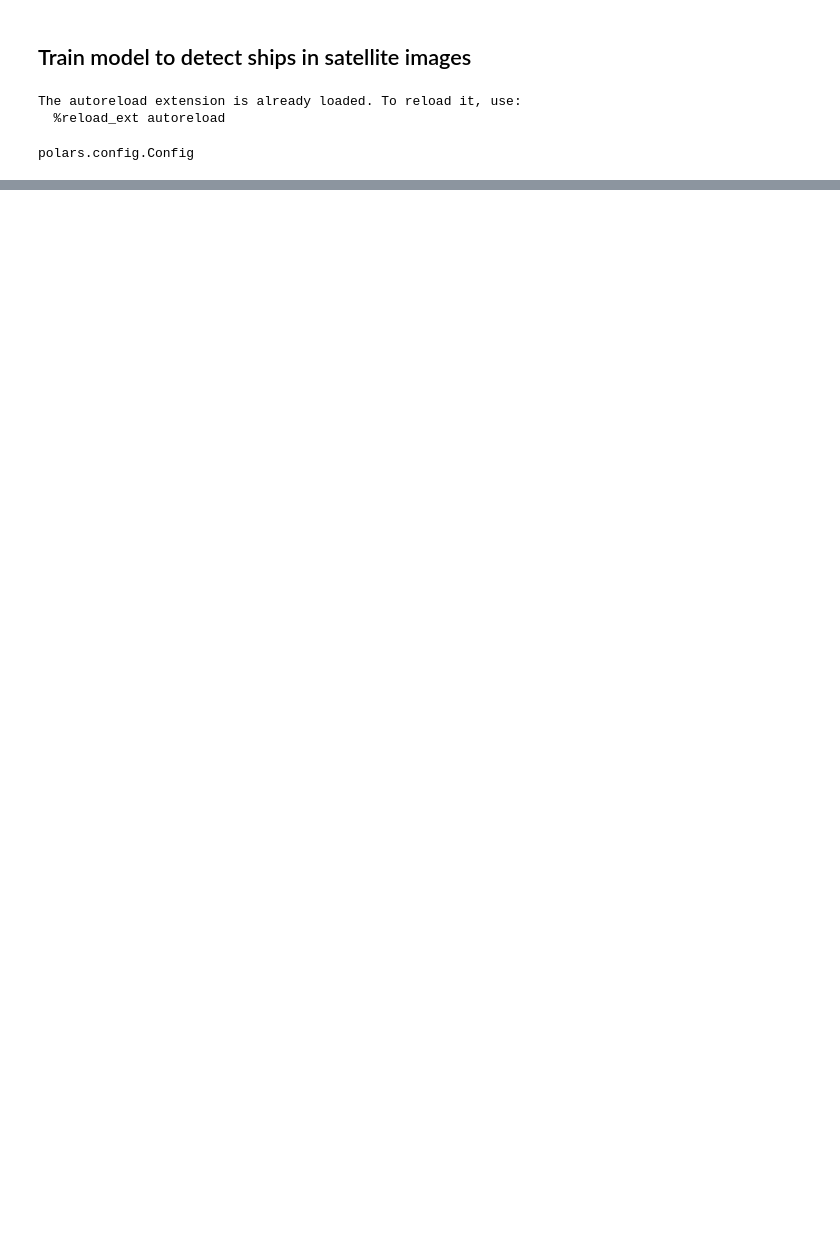
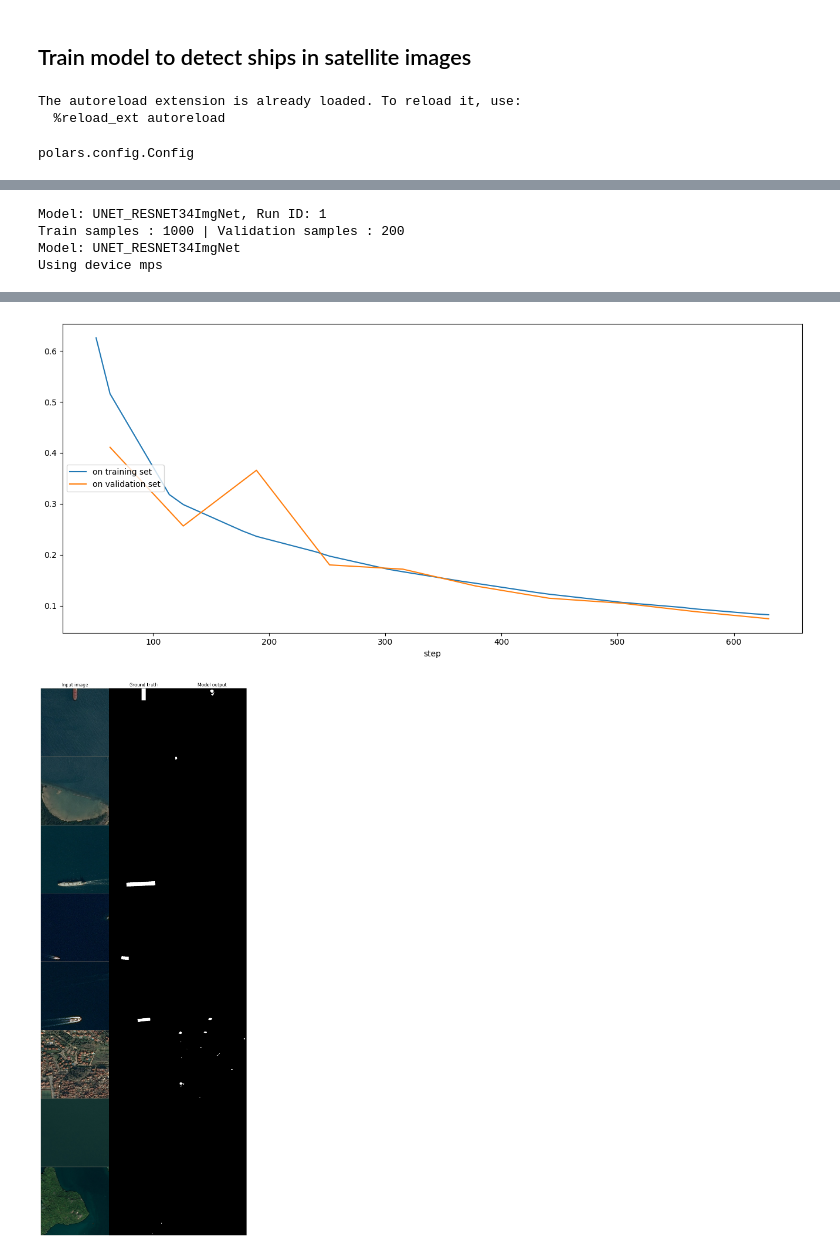
Before and after one commit to daanknoors/airbus-ship-detection, a Jupyter notebook: notebooks/001_train_model.ipynb, the cells around one changed output, grey strips where cells are left out. Saved outputs shown, nothing was run; the diff lists cells and outputs as text; code cells hidden in the pictures; blank space fills up the shorter version.

```diff
--- a/notebooks/001_train_model.ipynb
+++ b/notebooks/001_train_model.ipynb
@@ -263,0 +211,7 @@ plt.show()
+# %%
+main(model_name='UNET_RESNET34ImgNet', run_id=2500)
+# %% [output]
+Model: UNET_RESNET34ImgNet, Run ID: 1
+Train samples : 1000 | Validation samples : 200
+Model: UNET_RESNET34ImgNet
+Using device mps
@@ -264 +238,3 @@ plt.show()
+[figure, added]
+[figure, added]
 # %%
```
Also changed, not shown: parts of 18 cells of this notebook, 17 other files.
